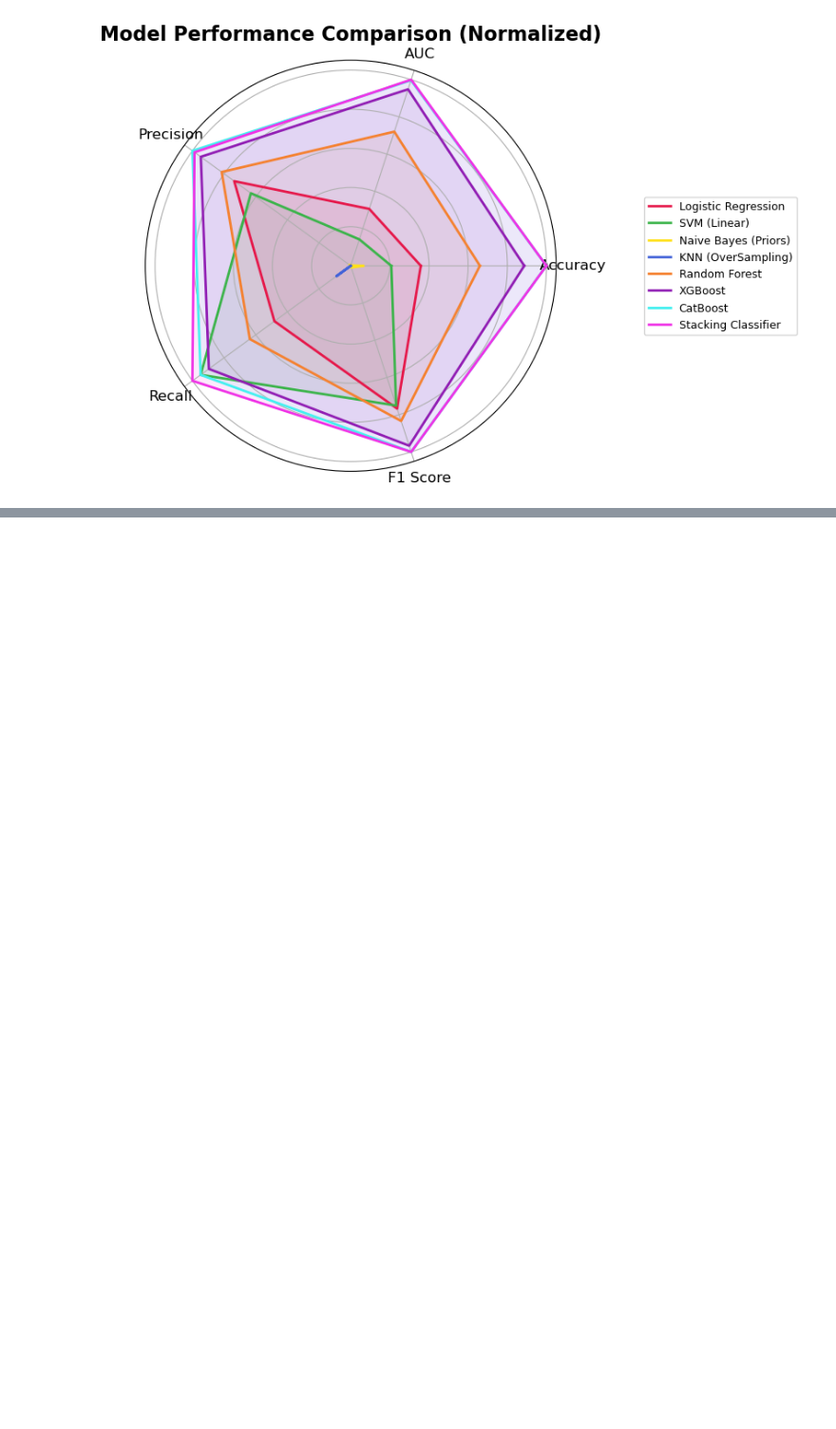
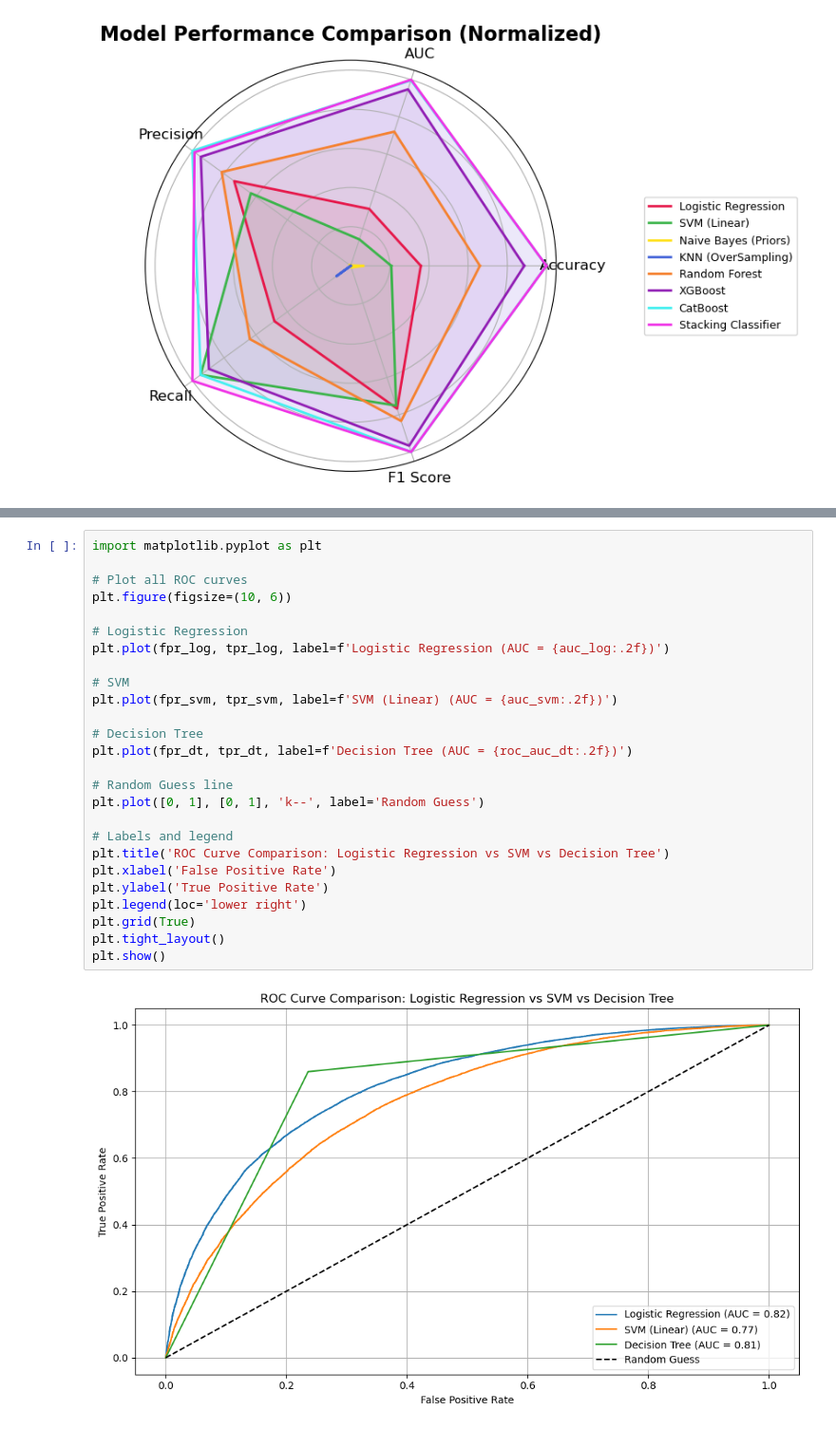
Before and after one commit to dhanashri-dotcom/bankloan-default-prediction, a Jupyter notebook: notebooks/Loan_Default_Prediction.ipynb, the cells around one changed output, grey strips where cells are left out. Shown at 95% size. Saved outputs shown, nothing was run; the diff lists cells and outputs as text; blank space fills up the shorter version.

```diff
--- a/notebooks/Loan_Default_Prediction.ipynb
+++ b/notebooks/Loan_Default_Prediction.ipynb
@@ -738,0 +756,28 @@ Image("qr_code.png")
+# %%
+import matplotlib.pyplot as plt
+
+# Plot all ROC curves
+plt.figure(figsize=(10, 6))
+
+# Logistic Regression
+plt.plot(fpr_log, tpr_log, label=f'Logistic Regression (AUC = {auc_log:.2f})')
+
+# SVM
+plt.plot(fpr_svm, tpr_svm, label=f'SVM (Linear) (AUC = {auc_svm:.2f})')
+
+# Decision Tree
+plt.plot(fpr_dt, tpr_dt, label=f'Decision Tree (AUC = {roc_auc_dt:.2f})')
+
+# Random Guess line
+plt.plot([0, 1], [0, 1], 'k--', label='Random Guess')
+
+# Labels and legend
+plt.title('ROC Curve Comparison: Logistic Regression vs SVM vs Decision Tree')
+plt.xlabel('False Positive Rate')
+plt.ylabel('True Positive Rate')
+plt.legend(loc='lower right')
+plt.grid(True)
+plt.tight_layout()
+plt.show()
+# %% [output]
+[figure, added]
```
Also changed, not shown: parts of 8 cells of this notebook.
